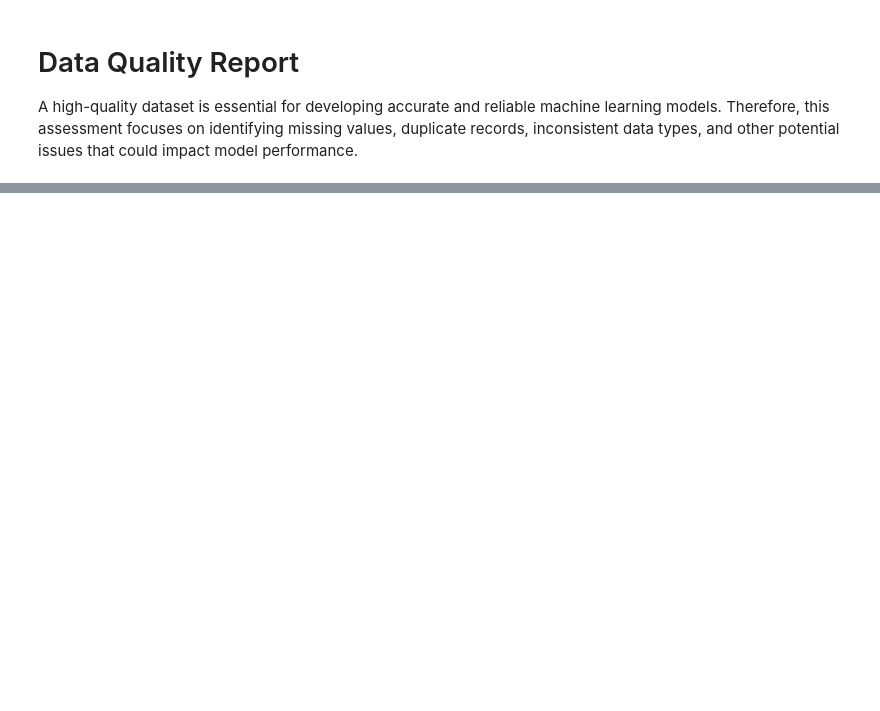
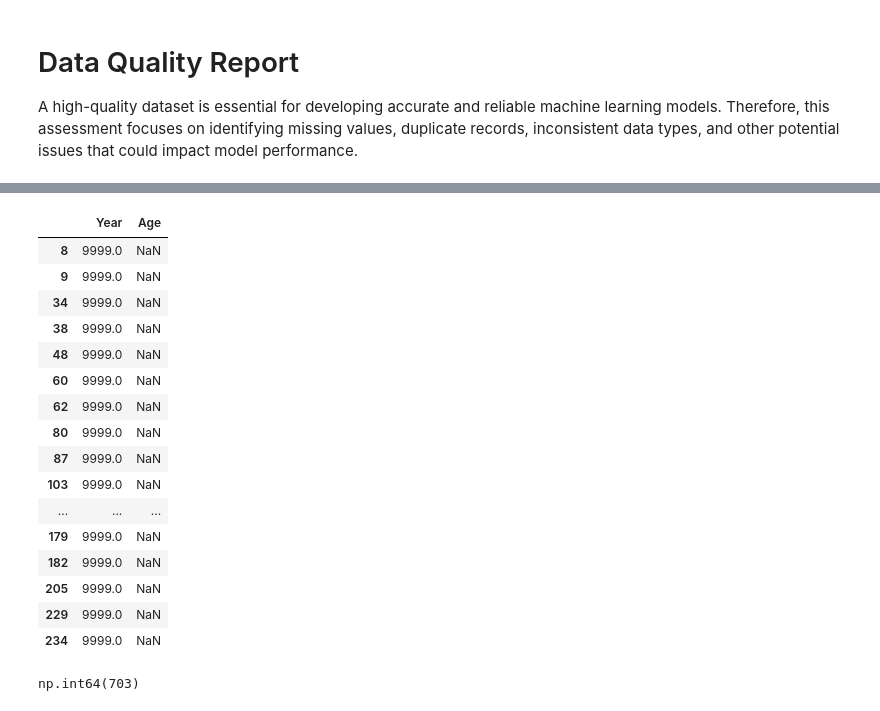
Before and after one commit to JacquaM/DriveValue-AI, a Jupyter notebook: notebooks/01_Data_Audit.ipynb, the cells around one changed output, grey strips where cells are left out. Cells and saved outputs as stored; diff of their text form; code cells hidden in the pictures; blank space fills up the shorter version.

```diff
--- a/notebooks/01_Data_Audit.ipynb
+++ b/notebooks/01_Data_Audit.ipynb
@@ -311,0 +466,24 @@ A high-quality dataset is essential for developing accurate and reliable machine
+# %%
+df[df["Year"] == 9999][["Year", "Age"]].head(20)
+# %% [output]
+|  | Year | Age |
+| 8 | 9999.0 | NaN |
+| 9 | 9999.0 | NaN |
+| 34 | 9999.0 | NaN |
+| 38 | 9999.0 | NaN |
+| 48 | 9999.0 | NaN |
+| 60 | 9999.0 | NaN |
+| 62 | 9999.0 | NaN |
+| 80 | 9999.0 | NaN |
+| 87 | 9999.0 | NaN |
+| 103 | 9999.0 | NaN |
+| ... | ... | ... |
+| 179 | 9999.0 | NaN |
+| 182 | 9999.0 | NaN |
+| 205 | 9999.0 | NaN |
+| 229 | 9999.0 | NaN |
+| 234 | 9999.0 | NaN |
+# %%
+(df["Year"] == 9999).sum()
+# %% [output]
+np.int64(703)
```
Also changed, not shown: parts of 25 cells of this notebook, 1 other file.
